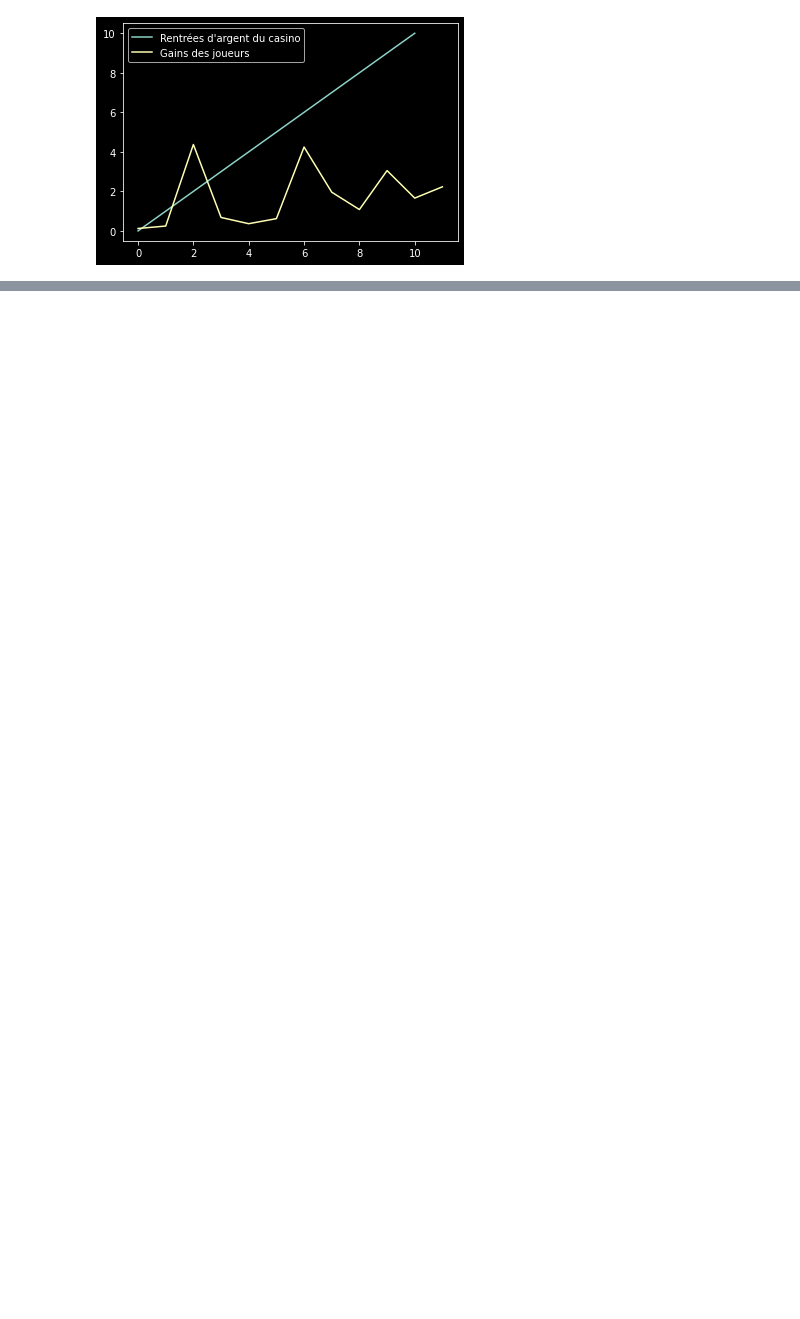
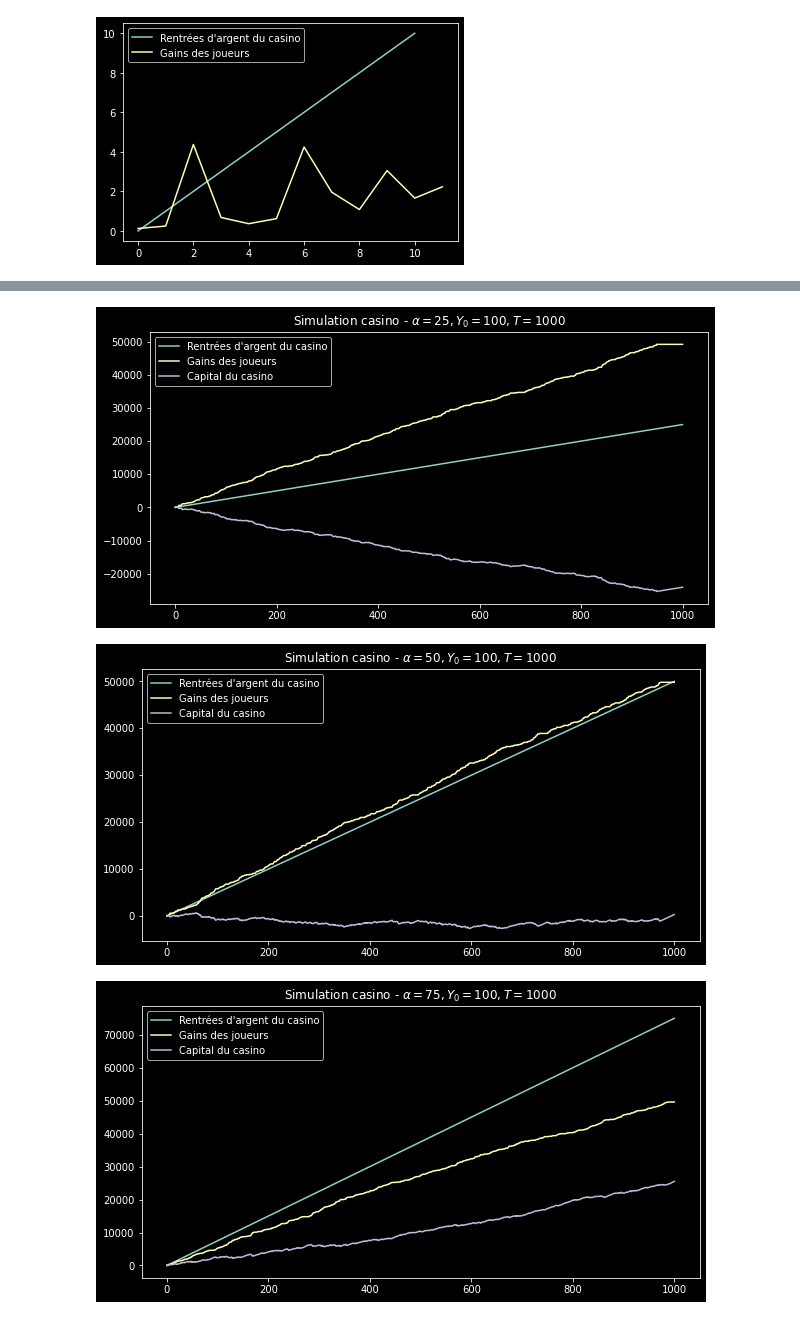
Before and after one commit to romaingyh/simulation_casino, a Jupyter notebook: tests.ipynb, the cells around one changed output, grey strips where cells are left out. Drawn from its saved outputs; the diff is of its cells as text; code cells hidden in the pictures; blank space fills up the shorter version.

```diff
--- a/tests.ipynb
+++ b/tests.ipynb
@@ -91,0 +93,12 @@ casino_simulation(1.5, 100, 1000)
+# %%
+def simgain(n):
+    u = np.random.rand(n)
+    return (u < 0.5) * 0 + (u >= 0.5) * 100
+
+casino_simulation(25, 100, 1000, simgain)
+casino_simulation(50, 100, 1000, simgain)
+casino_simulation(75, 100, 1000, simgain);
+# %% [output]
+[figure, added]
+[figure, added]
+[figure, added]
```
Also changed, not shown: parts of 2 cells of this notebook.
